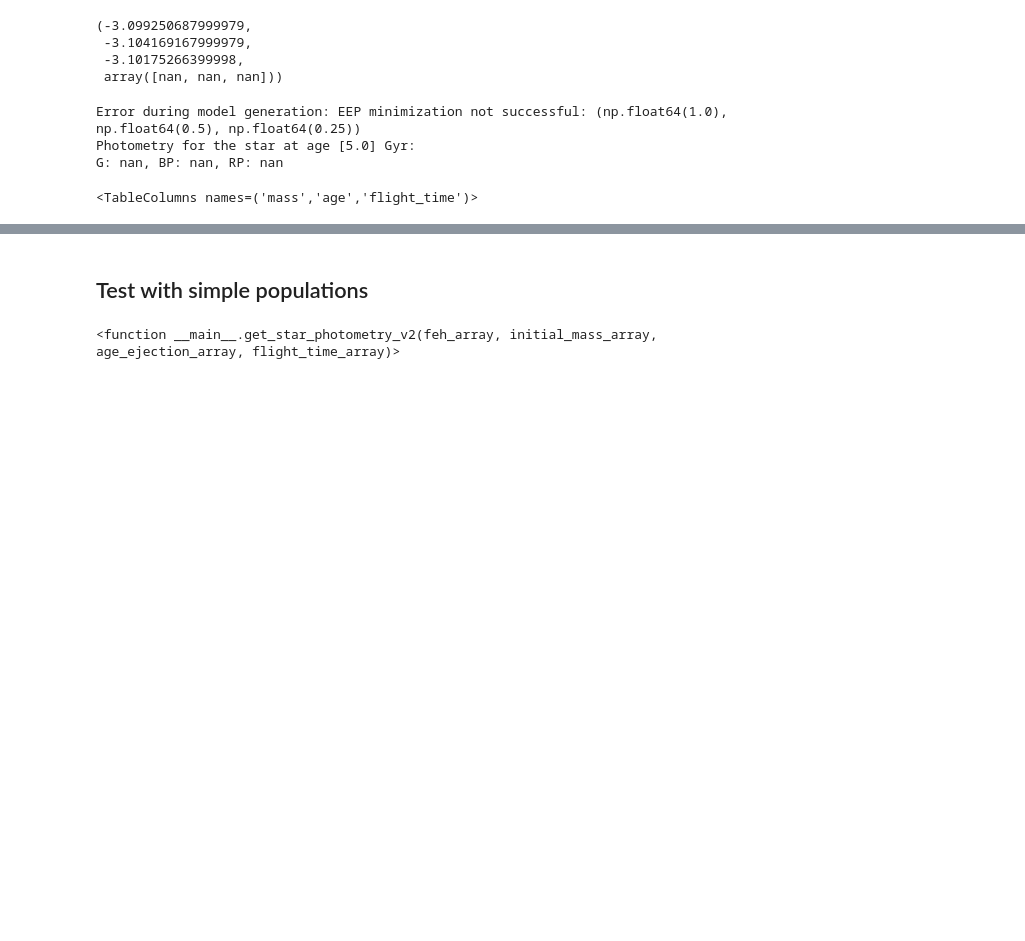
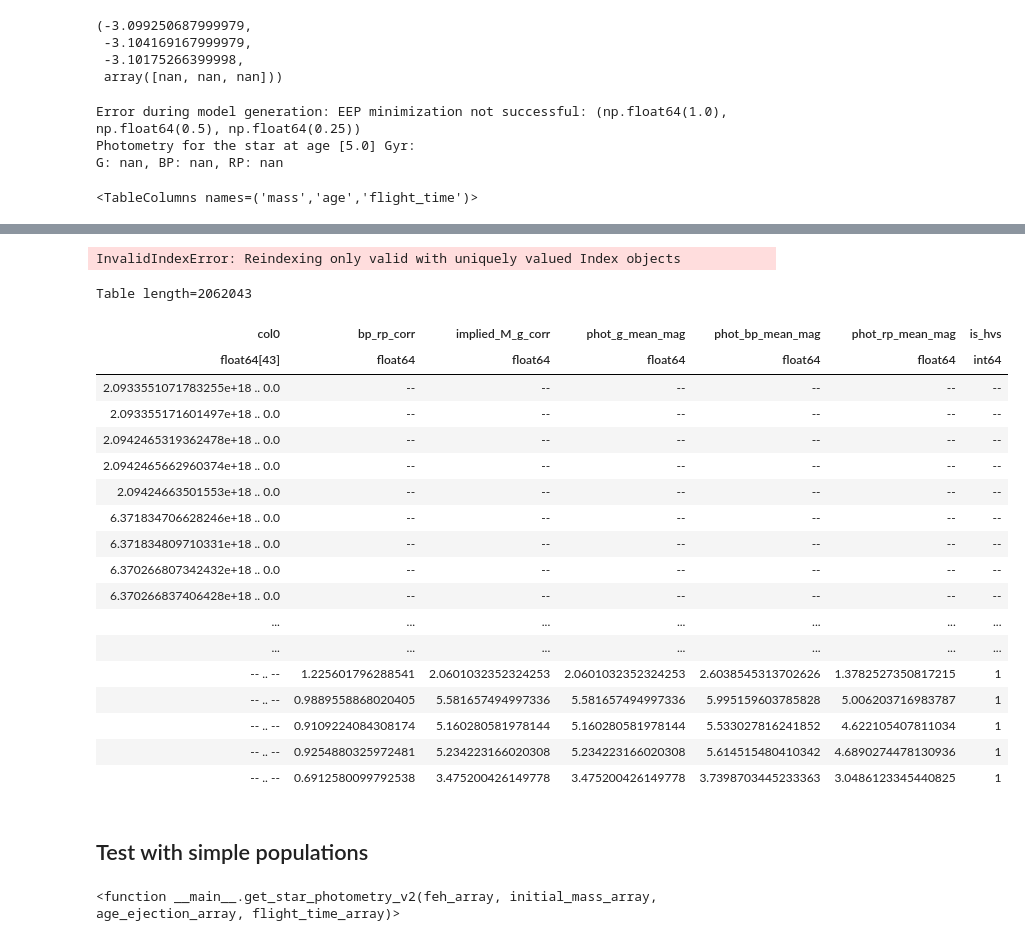
Before and after one commit to fawkez/HVS_1, a Jupyter notebook: Notebooks/isochrone_grid_gaia_photometry.ipynb, the cells around one changed output, grey strips where cells are left out. Saved outputs shown, nothing was run; the diff lists cells and outputs as text; code cells hidden in the pictures; blank space fills up the shorter version.

```diff
--- a/Notebooks/isochrone_grid_gaia_photometry.ipynb
+++ b/Notebooks/isochrone_grid_gaia_photometry.ipynb
@@ -232,0 +296,10 @@ plt.show()
+# %%
+# now add the simulated cmd
+# keep in mind that the simulated photometry should be called implied_M_g_corr and bp_rp_corr
+simulated_catalog = Table()
+simulated_catalog['bp_rp_corr'] = pmage_catalog_with_photometry['BP'] - pmage_catalog_with_photometry['RP']
+simulated_catalog['implied_M_g_corr'] = pmage_catalog_with_photometry['G']
+simulated_catalog['phot_g_mean_mag'] = pmage_catalog_with_photometry['G']
+simulated_catalog['phot_bp_mean_mag'] = pmage_catalog_with_photometry['BP']
+simulated_catalog['phot_rp_mean_mag'] = pmage_catalog_with_photometry['RP']
+simulated_catalog['is_hvs'] = 1
@@ -233,3 +328,37 @@ plt.show()
+# %%
+data_gaia_big['is_hvs'] = 0
+# %%
+# remove NaNs from data_gaia_big
+data_gaia_big = data_gaia_big.dropna()
+
+# merge the pandas dataframes
+merged_catalog = pd.concat([data_gaia_big, simulated_catalog.to_pandas()])
+# %% [output]
+InvalidIndexError: Reindexing only valid with uniquely valued Index objects
+# %%
+data_gaia_big_with_simulated = vstack([data_gaia_big, simulated_catalog])
+# %%
+data_gaia_big_with_simulated
+# %% [output]
+Table length=2062043
+| col0 | bp_rp_corr | implied_M_g_corr | phot_g_mean_mag | phot_bp_mean_mag | phot_rp_mean_mag | is_hvs |
+| float64[43] | float64 | float64 | float64 | float64 | float64 | int64 |
+| 2.0933551071783255e+18 .. 0.0 | -- | -- | -- | -- | -- | -- |
+| 2.093355171601497e+18 .. 0.0 | -- | -- | -- | -- | -- | -- |
+| 2.0942465319362478e+18 .. 0.0 | -- | -- | -- | -- | -- | -- |
+| 2.0942465662960374e+18 .. 0.0 | -- | -- | -- | -- | -- | -- |
+| 2.09424663501553e+18 .. 0.0 | -- | -- | -- | -- | -- | -- |
+| 6.371834706628246e+18 .. 0.0 | -- | -- | -- | -- | -- | -- |
+| 6.371834809710331e+18 .. 0.0 | -- | -- | -- | -- | -- | -- |
+| 6.370266807342432e+18 .. 0.0 | -- | -- | -- | -- | -- | -- |
+| 6.370266837406428e+18 .. 0.0 | -- | -- | -- | -- | -- | -- |
+| ... | ... | ... | ... | ... | ... | ... |
+| ... | ... | ... | ... | ... | ... | ... |
+| -- .. -- | 1.225601796288541 | 2.0601032352324253 | 2.0601032352324253 | 2.6038545313702626 | 1.3782527350817215 | 1 |
+| -- .. -- | 0.9889558868020405 | 5.581657494997336 | 5.581657494997336 | 5.995159603785828 | 5.006203716983787 | 1 |
+| -- .. -- | 0.9109224084308174 | 5.160280581978144 | 5.160280581978144 | 5.533027816241852 | 4.622105407811034 | 1 |
+| -- .. -- | 0.9254880325972481 | 5.234223166020308 | 5.234223166020308 | 5.614515480410342 | 4.6890274478130936 | 1 |
+| -- .. -- | 0.6912580099792538 | 3.475200426149778 | 3.475200426149778 | 3.7398703445233363 | 3.0486123345440825 | 1 |
 # %% [markdown]
 ## Test with simple populations
 # %%
```
Also changed, not shown: parts of 19 cells of this notebook, 4 other files.
